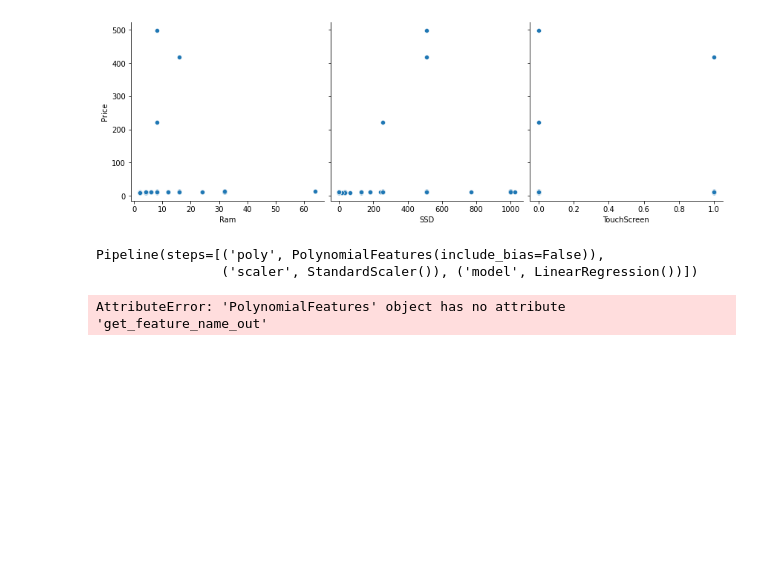
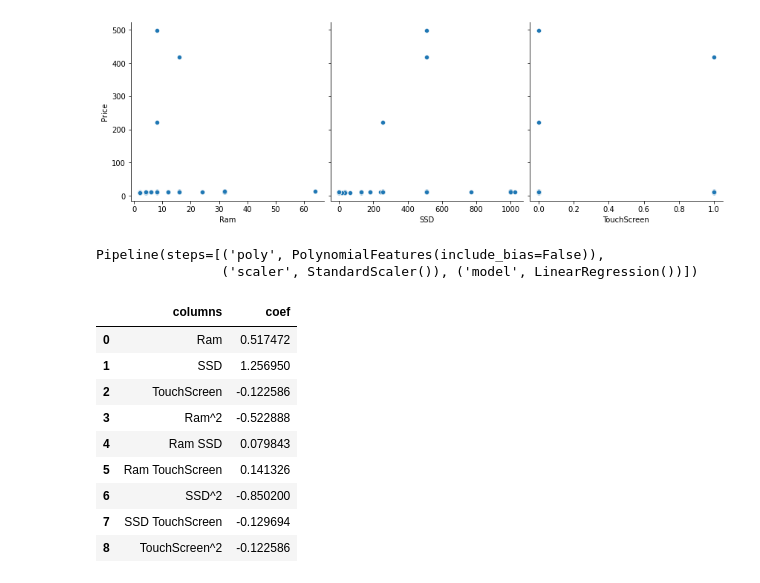
Before and after one commit to montejs3/Bi, a Jupyter notebook: LabBi/Lab2-Regresion/lab2.ipynb, the cells around one changed output. Cells and saved outputs as stored; diff of their text form; code cells hidden in the pictures; blank space fills up the shorter version.

```diff
--- a/LabBi/Lab2-Regresion/lab2.ipynb
+++ b/LabBi/Lab2-Regresion/lab2.ipynb
@@ -440,6 +502,15 @@ pipeline.fit(X_train[features2], y_train)
 Pipeline(steps=[('poly', PolynomialFeatures(include_bias=False)),
                 ('scaler', StandardScaler()), ('model', LinearRegression())])
 # %%
-pd.DataFrame({'columns': pipeline['poly'].get_feature_name_out(), 'coef': pipeline['model'].coef_})
+pd.DataFrame({'columns': pipeline['poly'].get_feature_names_out(), 'coef': pipeline['model'].coef_})
 # %% [output]
-AttributeError: 'PolynomialFeatures' object has no attribute 'get_feature_name_out'
+|  | columns | coef |
+| 0 | Ram | 0.517472 |
+| 1 | SSD | 1.256950 |
+| 2 | TouchScreen | -0.122586 |
+| 3 | Ram^2 | -0.522888 |
+| 4 | Ram SSD | 0.079843 |
+| 5 | Ram TouchScreen | 0.141326 |
+| 6 | SSD^2 | -0.850200 |
+| 7 | SSD TouchScreen | -0.129694 |
+| 8 | TouchScreen^2 | -0.122586 |
```
Also changed, not shown: parts of 24 cells of this notebook.
